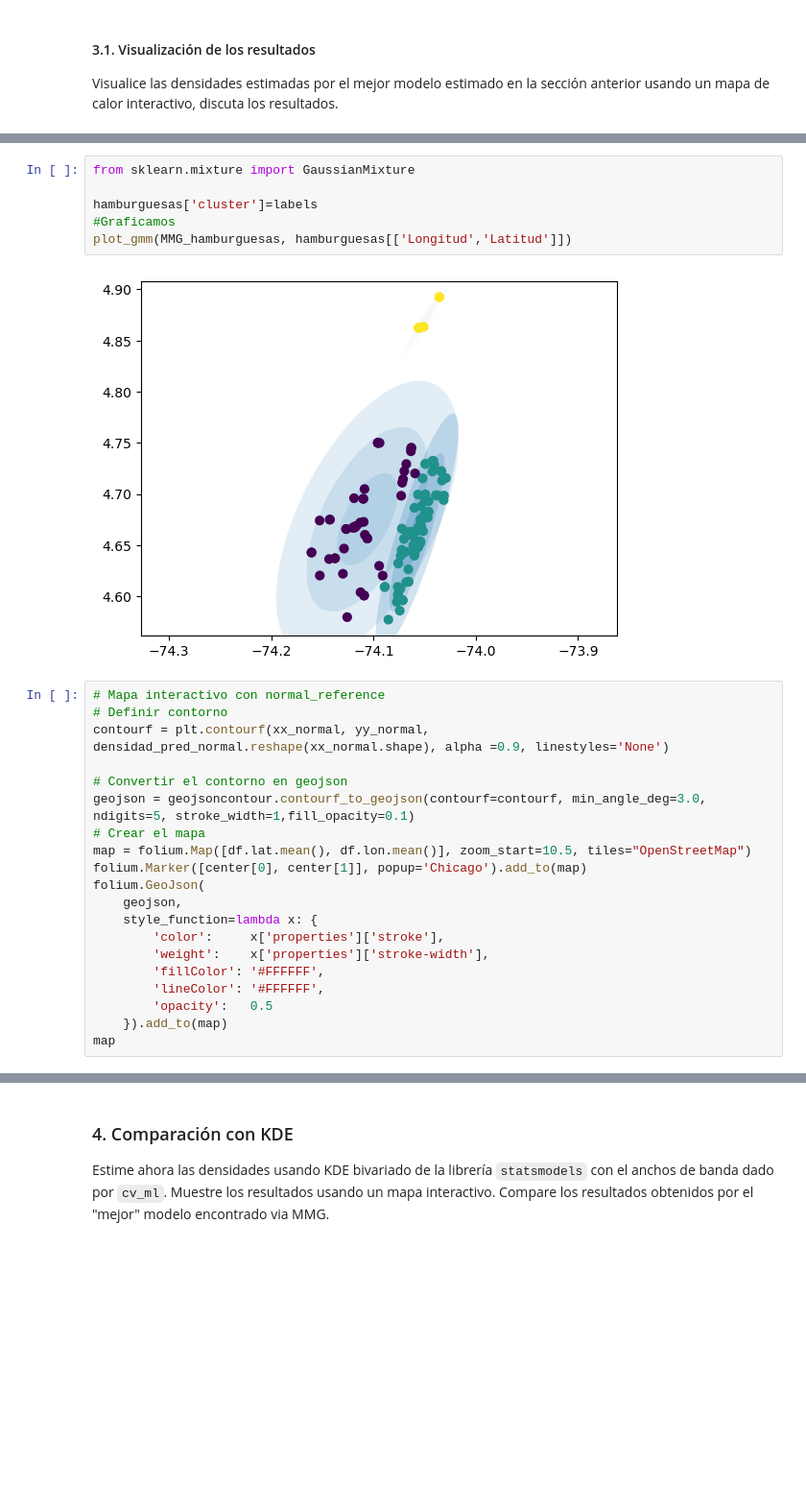
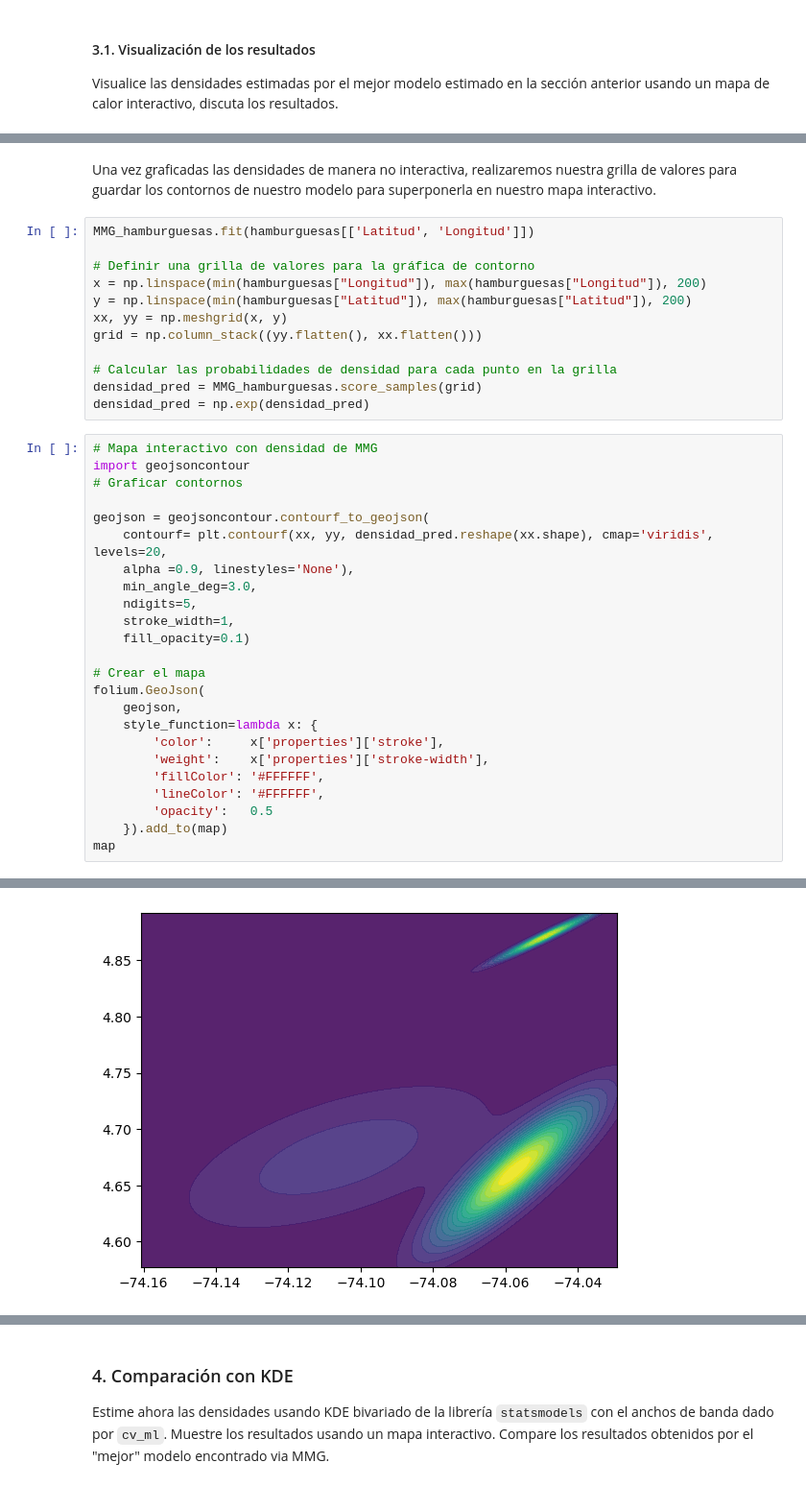
Before and after one commit to ggomez1803/ANS, a Jupyter notebook: Semana 8/Taller/S8_LC_Taller_GMM.ipynb, the cells around one changed output, grey strips where cells are left out. Shown at 96% size. Saved outputs shown, nothing was run; the diff lists cells and outputs as text; blank space fills up the shorter version.

Commit message:
Punto 3.1 completado mapa

```diff
--- a/Semana 8/Taller/S8_LC_Taller_GMM.ipynb
+++ b/Semana 8/Taller/S8_LC_Taller_GMM.ipynb
@@ -377,21 +384,31 @@ def plot_gmm(gmm, X, label=True, ax=None):
-# %%
-from sklearn.mixture import GaussianMixture
-
-hamburguesas['cluster']=labels
-#Graficamos
-plot_gmm(MMG_hamburguesas, hamburguesas[['Longitud','Latitud']])
-# %% [output]
-[figure, removed]
+# %% [markdown]
+Una vez graficadas las densidades de manera no interactiva, realizaremos nuestra grilla de valores para guardar los contornos de nuestro modelo para superponerla en nuestro mapa interactivo.
+# %%
+MMG_hamburguesas.fit(hamburguesas[['Latitud', 'Longitud']])
+
+# Definir una grilla de valores para la gráfica de contorno
+x = np.linspace(min(hamburguesas["Longitud"]), max(hamburguesas["Longitud"]), 200)
+y = np.linspace(min(hamburguesas["Latitud"]), max(hamburguesas["Latitud"]), 200)
+xx, yy = np.meshgrid(x, y)
+grid = np.column_stack((yy.flatten(), xx.flatten()))
+
+# Calcular las probabilidades de densidad para cada punto en la grilla
+densidad_pred = MMG_hamburguesas.score_samples(grid)
+densidad_pred = np.exp(densidad_pred)
 # %%
-# Mapa interactivo con normal_reference
-# Definir contorno
-contourf = plt.contourf(xx_normal, yy_normal, densidad_pred_normal.reshape(xx_normal.shape), alpha =0.9, linestyles='None')
+# Mapa interactivo con densidad de MMG
+import geojsoncontour
+# Graficar contornos
 
-# Convertir el contorno en geojson
-geojson = geojsoncontour.contourf_to_geojson(contourf=contourf, min_angle_deg=3.0, ndigits=5, stroke_width=1,fill_opacity=0.1)
+geojson = geojsoncontour.contourf_to_geojson(
+    contourf= plt.contourf(xx, yy, densidad_pred.reshape(xx.shape), cmap='viridis', levels=20,
+    alpha =0.9, linestyles='None'),
+    min_angle_deg=3.0,
+    ndigits=5,
+    stroke_width=1,
+    fill_opacity=0.1)
+
 # Crear el mapa
-map = folium.Map([df.lat.mean(), df.lon.mean()], zoom_start=10.5, tiles="OpenStreetMap")
-folium.Marker([center[0], center[1]], popup='Chicago').add_to(map)
 folium.GeoJson(
     geojson,
     style_function=lambda x: {
@@ -402,3 +419,4 @@ folium.GeoJson(
         'opacity':   0.5
     }).add_to(map)
 map
+# %% [output]
@@ -404,0 +424 @@ map
+[figure, added]
```
Also changed, not shown: parts of 7 cells of this notebook.
